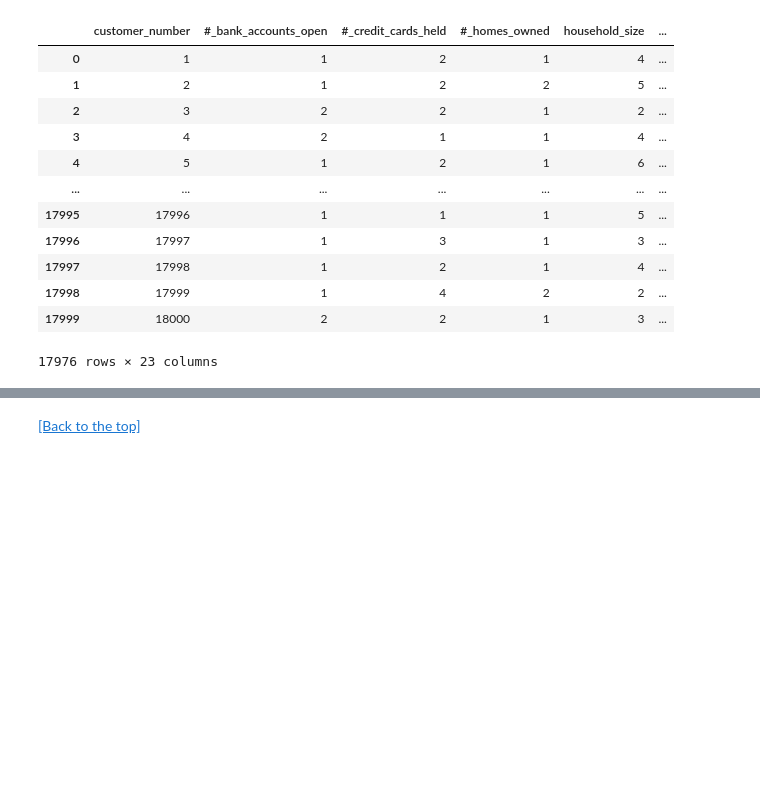
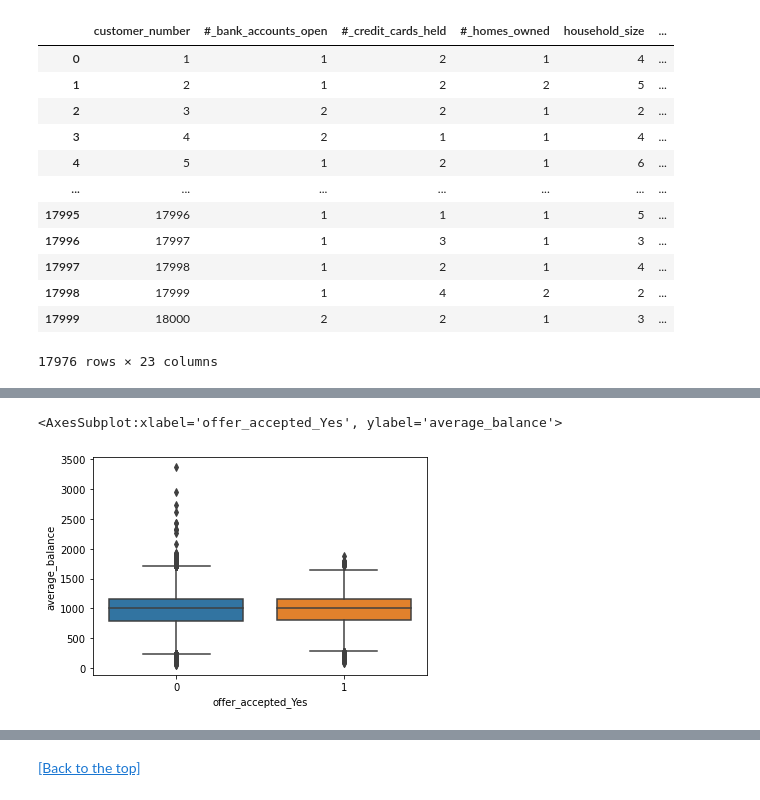
Before and after one commit to zsborsos/data_mid_bootcamp_project_classification, a Jupyter notebook: notebooks/22022022_classification project_ZB.ipynb, the cells around one changed output, grey strips where cells are left out. Drawn from its saved outputs; the diff is of its cells as text; code cells hidden in the pictures; blank space fills up the shorter version.

```diff
--- a/notebooks/22022022_classification project_ZB.ipynb
+++ b/notebooks/22022022_classification project_ZB.ipynb
@@ -442,3 +483,6 @@ raw
 # %%
 # I will drop 'customer_number' and that is basically just an index
 raw.drop('customer_number', axis=1, inplace=True)
+# %%
+# I will also drop the Q1, Q2, Q3 and Q4 balances as thez showed very high correlation to the average balance.
+raw.drop(['q1_balance', 'q2_balance', 'q3_balance', 'q4_balance'], axis=1, inplace=True)
@@ -444,0 +501,5 @@ raw.drop('customer_number', axis=1, inplace=True)
+# %%
+sns.boxplot(data=raw, y="average_balance", x='offer_accepted_Yes')
+# %% [output]
+<AxesSubplot:xlabel='offer_accepted_Yes', ylabel='average_balance'>
+[figure, added]
```
Also changed, not shown: parts of 93 cells of this notebook, 4 other files.
